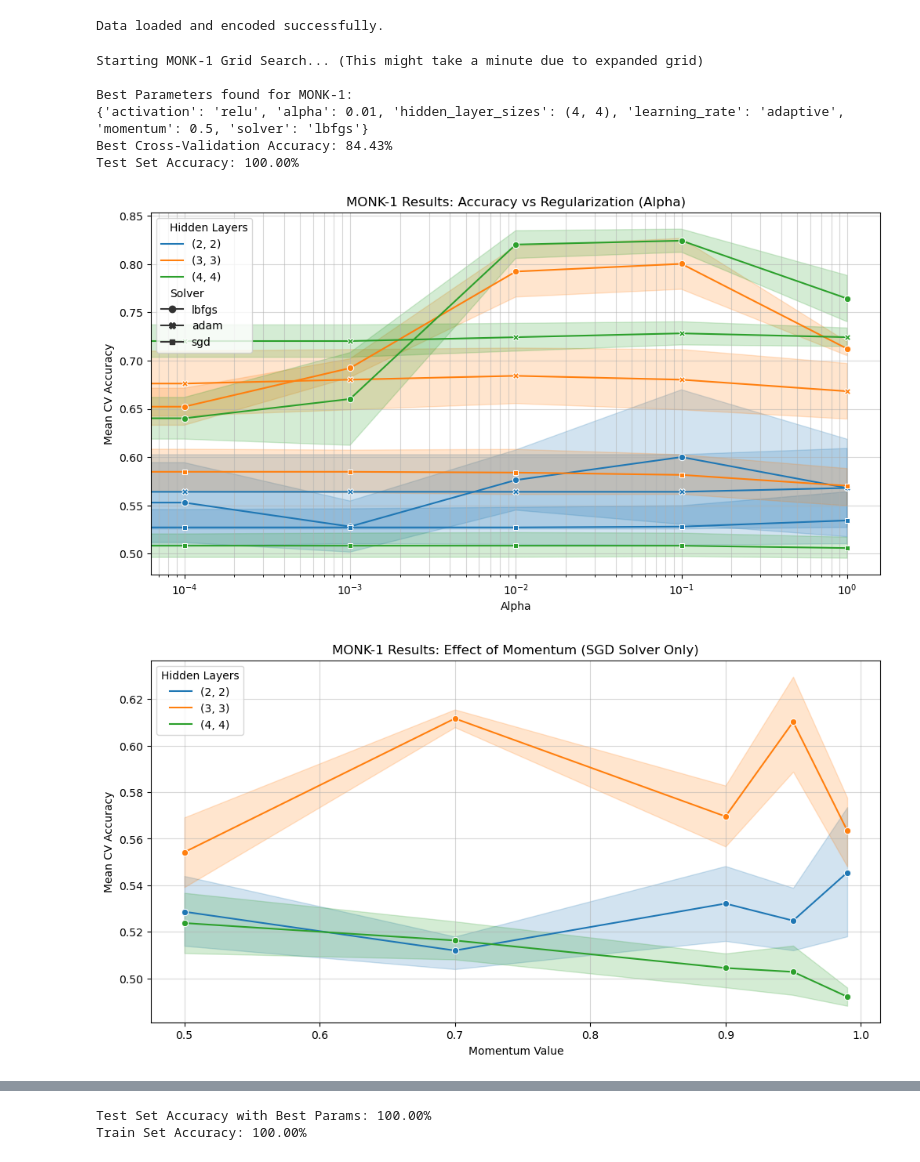
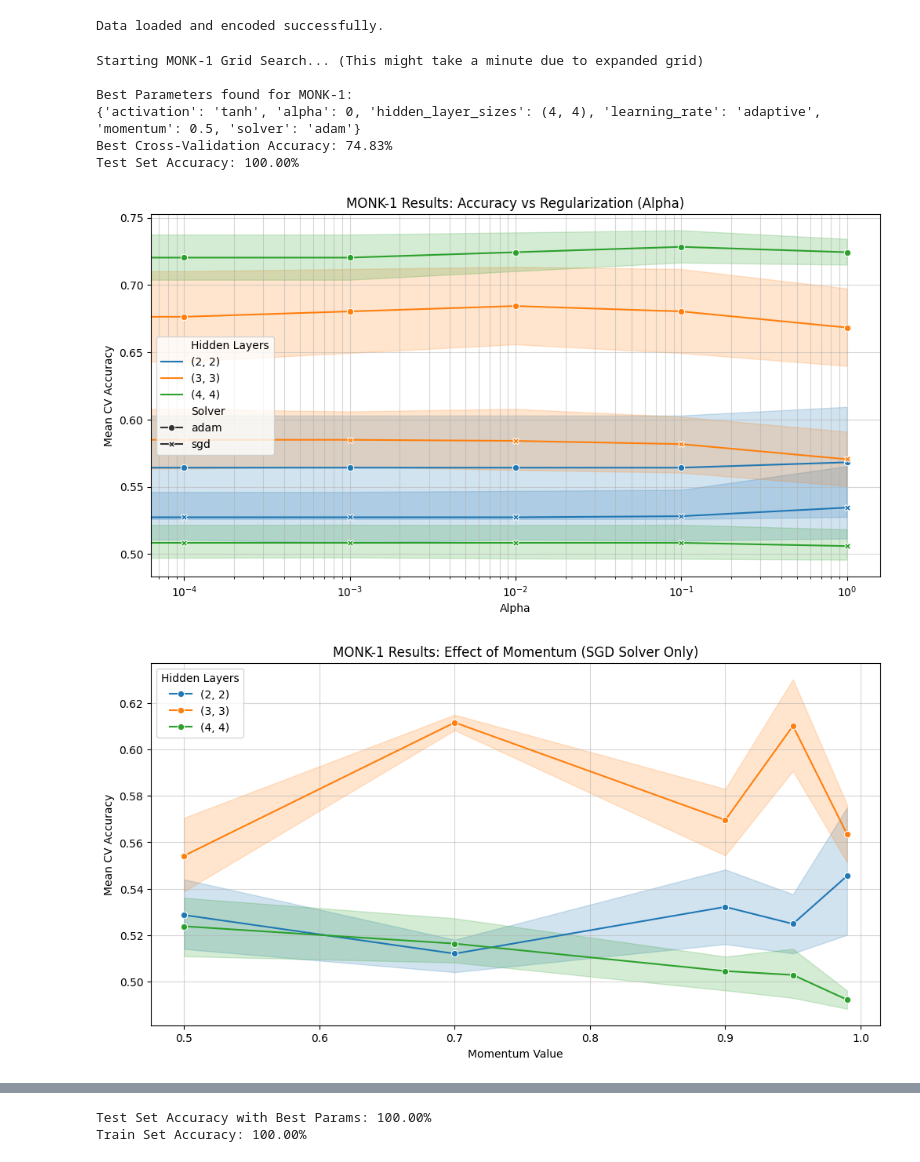
Before and after one commit to abderrahmane-salmi/UNIPI-Machine-Learning-Project, a Jupyter notebook: src/nn/NN_on_MONK_data.ipynb, the cells around one changed output, grey strips where cells are left out. Cells and saved outputs as stored; diff of their text form; code cells hidden in the pictures.

Commit message:
fixing errors & adding missing plots

```diff
--- a/src/nn/NN_on_MONK_data.ipynb
+++ b/src/nn/NN_on_MONK_data.ipynb
@@ -58,10 +58,10 @@ def visualize_results(results_df, title):
 # %%
 # Load the datasets
 # Ensure you have uploaded 'monks-1.train', 'monks-1.test', etc. to the Colab runtime
-X_train_raw, y_train = load_monks_data('~/Documents/UniPi/1/UNIPI-Machine-Learning-Project/src/data/monk/monks-1.train')
-X_test_raw, y_test = load_monks_data('~/Documents/UniPi/1/UNIPI-Machine-Learning-Project/src/data/monk/monks-1.test')
-X_train_raw_2, y_train_2 = load_monks_data('~/Documents/UniPi/1/UNIPI-Machine-Learning-Project/src/data/monk/monks-2.train')
-X_test_raw_2, y_test_2 = load_monks_data('~/Documents/UniPi/1/UNIPI-Machine-Learning-Project/src/data/monk/monks-2.test')
+X_train_raw, y_train = load_monks_data('monks-1.train')
+X_test_raw, y_test = load_monks_data('monks-1.test')
+X_train_raw_2, y_train_2 = load_monks_data('monks-2.train')
+X_test_raw_2, y_test_2 = load_monks_data('monks-2.test')
 
 # Encoder setup
 encoder = OneHotEncoder(sparse_output=False, handle_unknown='ignore')
@@ -88,8 +88,8 @@ param_grid = {
     # Activation functions
     'activation': ['relu', 'tanh'],
 
-    # Solvers: Added 'sgd'
-    'solver': ['lbfgs', 'adam', 'sgd'],
+    # Solvers: Added 'sgd' 'lbfgs',
+    'solver': [ 'adam', 'sgd'],
 
     # Regularization: Expanded range (Logarithmic scale)
     'alpha': [0, 0.0001, 0.001, 0.01, 0.1, 1.0],
@@ -97,34 +97,34 @@ param_grid = {
     # Momentum: Only affects 'sgd'.
     # Note: 'lbfgs' and 'adam' ignore this parameter, but GridSearchCV will still run the combinations.
     'momentum': [0.5, 0.7, 0.9, 0.95, 0.99],
 
     # Optional: Set learning rate to 'adaptive' to help SGD converge better
     'learning_rate': ['adaptive']
 }
 
 # 3. Initialize GridSearchCV
 print("Starting MONK-1 Grid Search... (This might take a minute due to expanded grid)")
 grid_search = GridSearchCV(mlp, param_grid, cv=5, n_jobs=-1, scoring='accuracy')
 
 grid_search.fit(X_train, y_train)
 
 print("\nBest Parameters found for MONK-1:")
 print(grid_search.best_params_)
 print(f"Best Cross-Validation Accuracy: {grid_search.best_score_:.2%}")
 
 # Use the best model to predict on test set
 best_model = grid_search.best_estimator_
 test_acc = accuracy_score(y_test, best_model.predict(X_test))
 print(f"Test Set Accuracy: {test_acc:.2%}")
 
 # Visualize
 visualize_results(pd.DataFrame(grid_search.cv_results_), "MONK-1 Results")
 # %% [output]
 Starting MONK-1 Grid Search... (This might take a minute due to expanded grid)
 
 Best Parameters found for MONK-1:
-{'activation': 'relu', 'alpha': 0.01, 'hidden_layer_sizes': (4, 4), 'learning_rate': 'adaptive', 'momentum': 0.5, 'solver': 'lbfgs'}
-Best Cross-Validation Accuracy: 84.43%
+{'activation': 'tanh', 'alpha': 0, 'hidden_layer_sizes': (4, 4), 'learning_rate': 'adaptive', 'momentum': 0.5, 'solver': 'adam'}
+Best Cross-Validation Accuracy: 74.83%
 Test Set Accuracy: 100.00%
-[figure, old version]
+[figure, new version]
-[figure, old version]
+[figure, new version]
```
Also changed, not shown: parts of 6 cells of this notebook, 1 other file.
